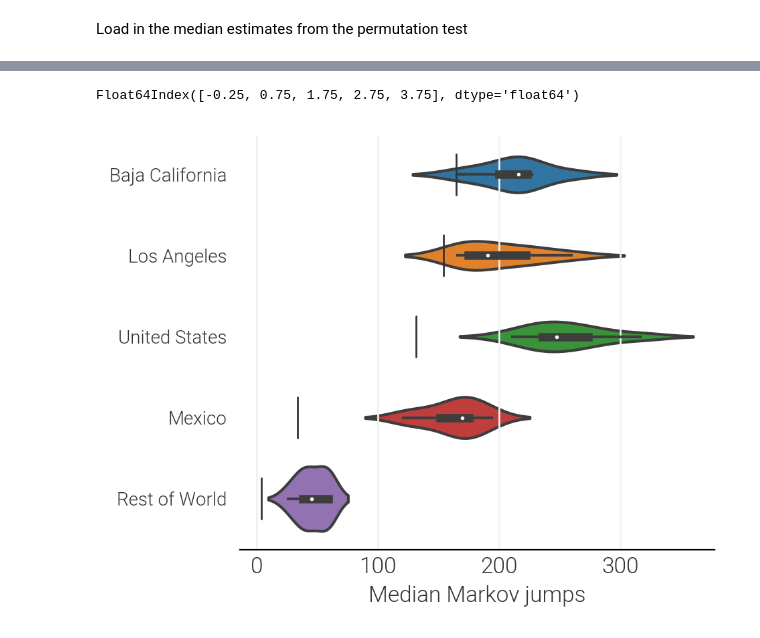
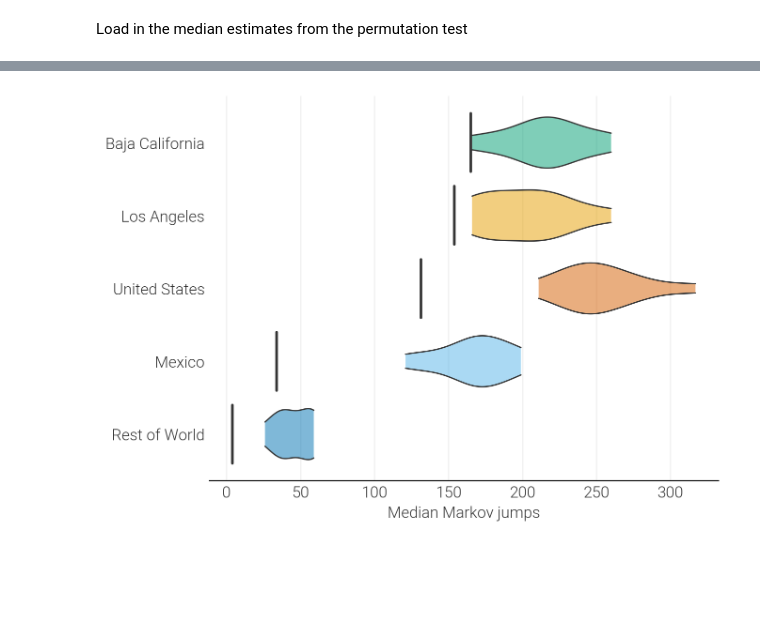
Before and after one commit to andersen-lab/project_2023_SARS-CoV-2_Connectivity, a Jupyter notebook: analyses/figure2_jumps-into-san-diego.ipynb, the cells around one changed output, grey strips where cells are left out. Saved outputs shown, nothing was run; the diff lists cells and outputs as text; code cells hidden in the pictures; blank space fills up the shorter version.

```diff
--- a/analyses/figure2_jumps-into-san-diego.ipynb
+++ b/analyses/figure2_jumps-into-san-diego.ipynb
@@ -98,20 +99,44 @@ permutation.head()
-# %%
-medians.index-0.25
-# %% [output]
-Float64Index([-0.25, 0.75, 1.75, 2.75, 3.75], dtype='float64')
-# %%
-fig, ax = plt.subplots( dpi=200, figsize=(5,4) )
-
-medians = sd_jumps.groupby( "endLocation" )["time"].median().sort_values( ascending=False ).reset_index()
-
-sns.violinplot( y="location", x="jumps", data=permutation, ax=ax, order=medians["endLocation"], zorder=100, extend=False )
-basic_formatting( ax, ylabel="", xlabel="Median Markov jumps", which="x", ysize=10 )
-ax.tick_params( axis="x", which="both", rotation=0, pad=0 )
-x_grid = [0,1,2,3,4]
-ln = ax.vlines( medians["time"], medians.index-0.25, medians.index+0.25, color=COLOR, linewidth=1, zorder=110 )
-ln.set_capstyle( "round" )
-
-plt.tight_layout()
-plt.show()
-# %% [output]
-[figure, removed]
+# %%
+colors = [
+    "#0072B2",
+    "#56B4E9",
+    "#D55E00",
+    "#E69F00",
+    "#009E73"
+]
+
+fig, ax = plt.subplots( dpi=200, figsize=(7,5) )
+order = sd_jumps.groupby( "endLocation" )["time"].median().sort_values().index
+medians = sd_jumps.groupby( "endLocation" )["time"].median().sort_values().reset_index()
+
+for i, query in enumerate( order ):
+    data = permutation.loc[permutation["location"]==query, "jumps"].to_numpy().ravel()
+    data = data[~np.isnan(data)]
+    data_median = np.median( data )
+
+    hpdHi, hpdLo = hpd( data, 0.95 )
+    x_grid = np.linspace( hpdLo, hpdHi, 101 )
+
+    kde = gaussian_kde( data )
+    y_grid = kde.evaluate( x_grid )
+    y_grid = y_grid / y_grid.max() * 0.35
+
+    ax.plot(x_grid, [i+y for y in y_grid], color=COLOR, lw=1, zorder=100, solid_capstyle="round" )
+    ax.plot(x_grid, [i-y for y in y_grid], color=COLOR, lw=1, zorder=100, solid_capstyle="round" )
+
+    ax.fill_between( x_grid, [i-y for y in y_grid], [i+y for y in y_grid], facecolor=colors[i], edgecolor='none', alpha=0.5, zorder=100 )
+
+ln = ax.vlines( medians["time"], medians.index-0.4, medians.index+0.4, color=COLOR, linewidth=2, zorder=110 )
+ln.set_capstyle( "round" )
+
+ax.set_yticks( range( len( order ) ) )
+ax.set_yticklabels( order )
+
+basic_formatting( ax, which="x", xlabel="Median Markov jumps" )
+ax.tick_params( axis="x", bottom=False, which="both", rotation=0, pad=0 )
+
+plt.tight_layout()
+plt.savefig( "../analyses/plots/figure2_jumps-into-san-diego.pdf" )
+plt.show()
+# %% [output]
+[figure, added]
```
Also changed, not shown: parts of 3 cells of this notebook, 12 other files.
